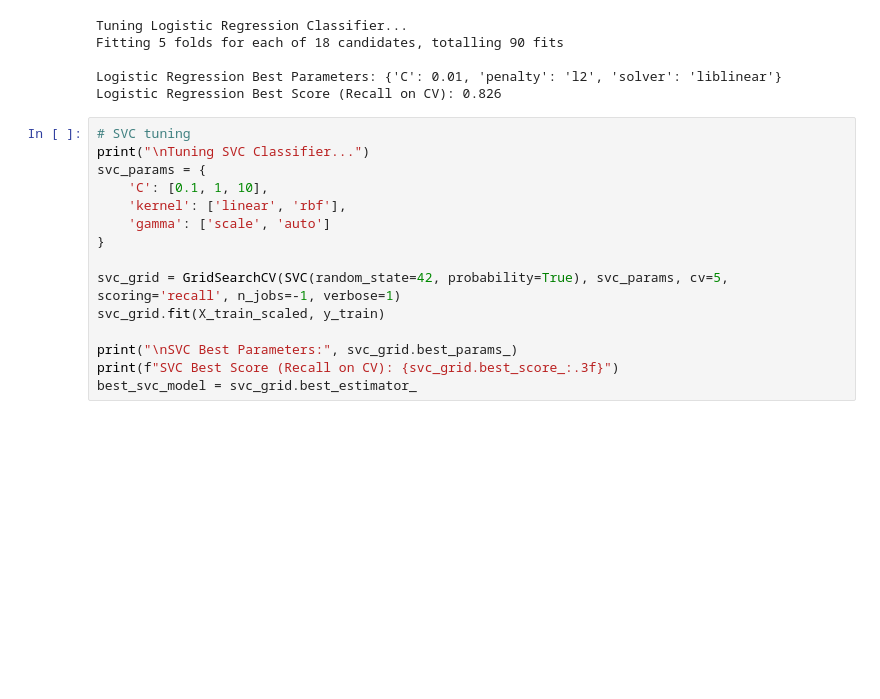
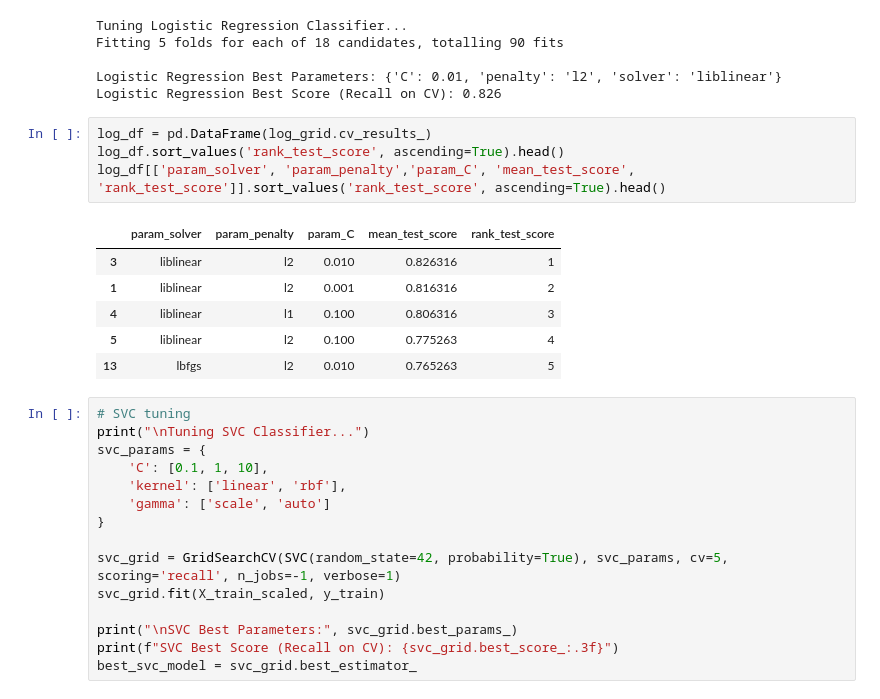
Before and after one commit to PaoloWalsh/medical-diagnosis-aid, a Jupyter notebook: notebooks/heart-data-machine-learning.ipynb, the cells around one changed output. Cells and saved outputs as stored; diff of their text form; blank space fills up the shorter version.

```diff
--- a/notebooks/heart-data-machine-learning.ipynb
+++ b/notebooks/heart-data-machine-learning.ipynb
@@ -301,6 +312,17 @@ Fitting 5 folds for each of 18 candidates, totalling 90 fits
 
 Logistic Regression Best Parameters: {'C': 0.01, 'penalty': 'l2', 'solver': 'liblinear'}
 Logistic Regression Best Score (Recall on CV): 0.826
+# %%
+log_df = pd.DataFrame(log_grid.cv_results_)
+log_df.sort_values('rank_test_score', ascending=True).head()
+log_df[['param_solver', 'param_penalty','param_C', 'mean_test_score', 'rank_test_score']].sort_values('rank_test_score', ascending=True).head()
+# %% [output]
+|  | param_solver | param_penalty | param_C | mean_test_score | rank_test_score |
+| 3 | liblinear | l2 | 0.010 | 0.826316 | 1 |
+| 1 | liblinear | l2 | 0.001 | 0.816316 | 2 |
+| 4 | liblinear | l1 | 0.100 | 0.806316 | 3 |
+| 5 | liblinear | l2 | 0.100 | 0.775263 | 4 |
+| 13 | lbfgs | l2 | 0.010 | 0.765263 | 5 |
 # %%
 # SVC tuning
 print("\nTuning SVC Classifier...")
```
Also changed, not shown: parts of 5 cells of this notebook.
